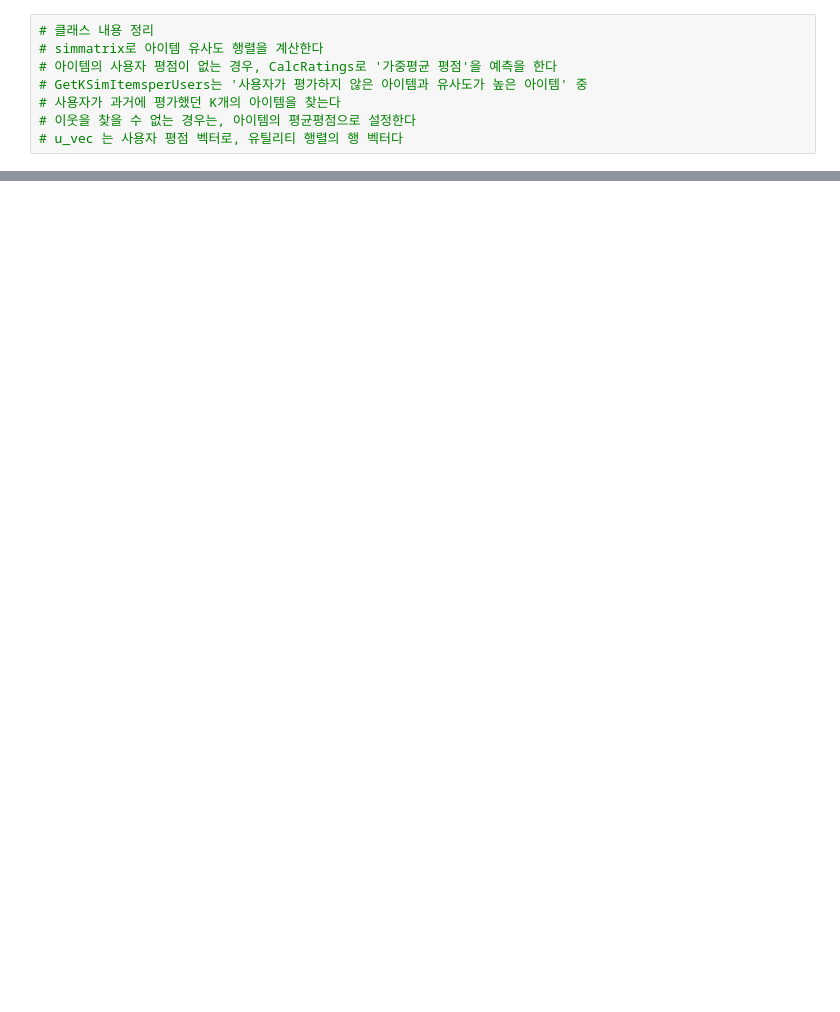
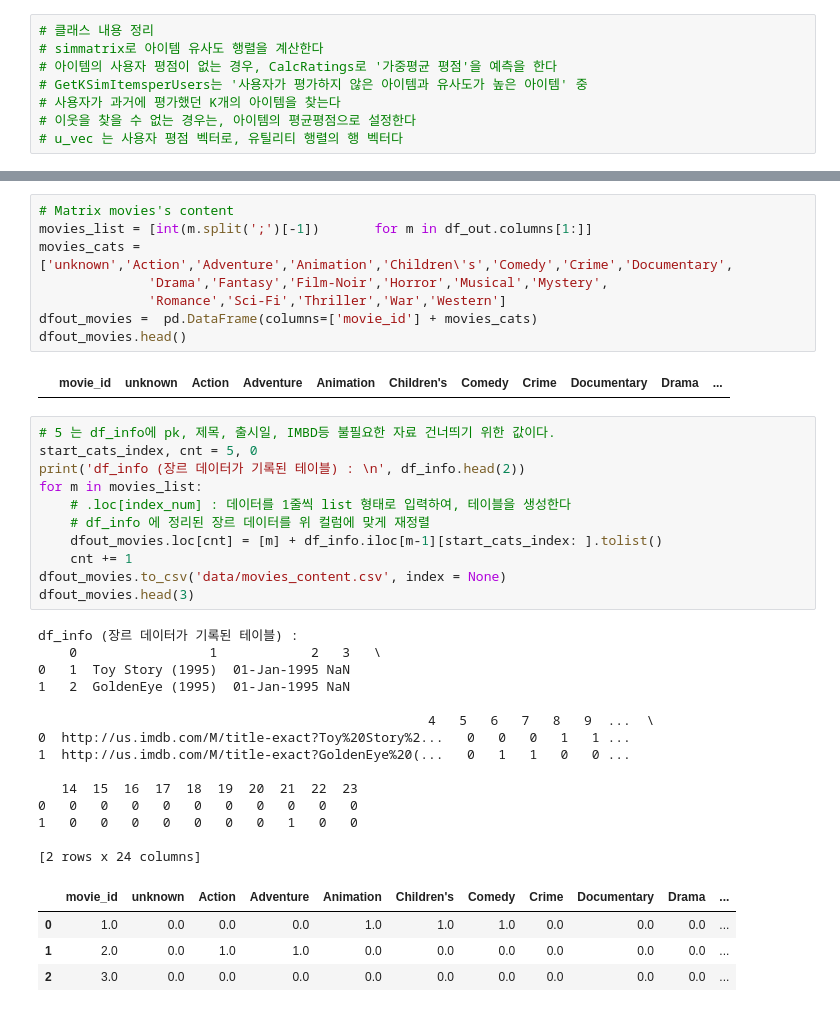
Before and after one commit to Queie/TensorFlow, a Jupyter notebook: Web/05.Recommendation.ipynb, the cells around one changed output, grey strips where cells are left out. Saved outputs shown, nothing was run; the diff lists cells and outputs as text; blank space fills up the shorter version.

```diff
--- a/Web/05.Recommendation.ipynb
+++ b/Web/05.Recommendation.ipynb
@@ -283,0 +532,40 @@ class CF_itembased(object):
+# %%
+# Matrix movies's content
+movies_list = [int(m.split(';')[-1])       for m in df_out.columns[1:]]
+movies_cats = ['unknown','Action','Adventure','Animation','Children\'s','Comedy','Crime','Documentary',
+              'Drama','Fantasy','Film-Noir','Horror','Musical','Mystery',
+              'Romance','Sci-Fi','Thriller','War','Western']
+dfout_movies =  pd.DataFrame(columns=['movie_id'] + movies_cats)
+dfout_movies.head()
+# %% [output]
+|  | movie_id | unknown | Action | Adventure | Animation | Children's | Comedy | Crime | Documentary | Drama | ... |
+# %%
+# 5 는 df_info에 pk, 제목, 출시일, IMBD등 불필요한 자료 건너띄기 위한 값이다.
+start_cats_index, cnt = 5, 0
+print('df_info (장르 데이터가 기록된 테이블) : \n', df_info.head(2))
+for m in movies_list:
+    # .loc[index_num] : 데이터를 1줄씩 list 형태로 입력하여, 테이블을 생성한다
+    # df_info 에 정리된 장르 데이터를 위 컬럼에 맞게 재정렬
+    dfout_movies.loc[cnt] = [m] + df_info.iloc[m-1][start_cats_index: ].tolist()
+    cnt += 1
+dfout_movies.to_csv('data/movies_content.csv', index = None)
+dfout_movies.head(3)
+# %% [output]
+df_info (장르 데이터가 기록된 테이블) :
+    0                 1            2   3   \
+0   1  Toy Story (1995)  01-Jan-1995 NaN
+1   2  GoldenEye (1995)  01-Jan-1995 NaN
+
+                                                  4   5   6   7   8   9  ...  \
+0  http://us.imdb.com/M/title-exact?Toy%20Story%2...   0   0   0   1   1 ...
+1  http://us.imdb.com/M/title-exact?GoldenEye%20(...   0   1   1   0   0 ...
+
+   14  15  16  17  18  19  20  21  22  23
+0   0   0   0   0   0   0   0   0   0   0
+1   0   0   0   0   0   0   0   1   0   0
+
+[2 rows x 24 columns]
+|  | movie_id | unknown | Action | Adventure | Animation | Children's | Comedy | Crime | Documentary | Drama | ... |
+| 0 | 1.0 | 0.0 | 0.0 | 0.0 | 1.0 | 1.0 | 1.0 | 0.0 | 0.0 | 0.0 | ... |
+| 1 | 2.0 | 0.0 | 1.0 | 1.0 | 0.0 | 0.0 | 0.0 | 0.0 | 0.0 | 0.0 | ... |
+| 2 | 3.0 | 0.0 | 0.0 | 0.0 | 0.0 | 0.0 | 0.0 | 0.0 | 0.0 | 0.0 | ... |
```
Also changed, not shown: parts of 38 cells of this notebook, 1 other file.
